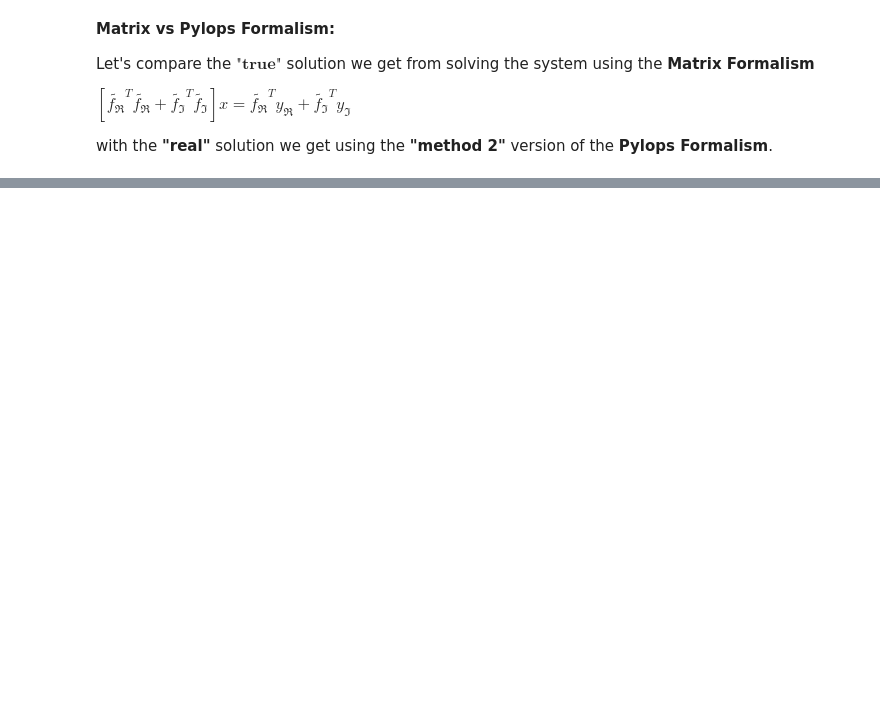
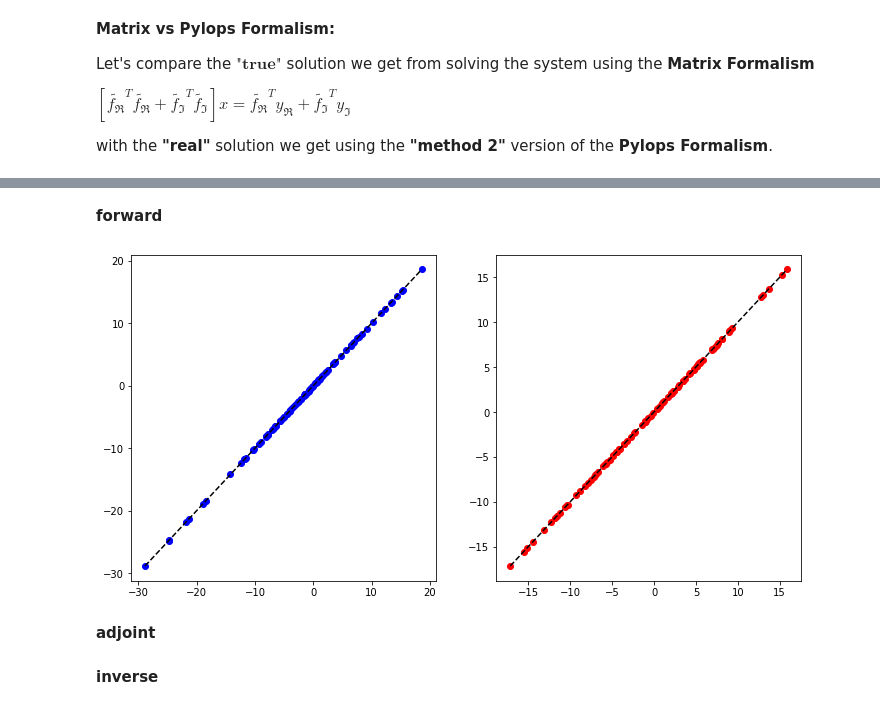
Before and after one commit to Sketos/github_issues, a Jupyter notebook: pylops/#202/main.ipynb, the cells around one changed output, grey strips where cells are left out. Saved outputs shown, nothing was run; the diff lists cells and outputs as text; code cells hidden in the pictures; blank space fills up the shorter version.

```diff
--- a/pylops/#202/main.ipynb
+++ b/pylops/#202/main.ipynb
@@ -759,0 +919,9 @@ plt.show()
+# %%
+def calculate_f_tilde(f, Dop, shape):
+    f_tilde = np.zeros(
+        shape=shape, dtype="complex"
+    )
+    for i in range(f.shape[-1]):
+        f_tilde[:, i] = Dop.forward_lop(x=f[:, i])
+
+    return f_tilde
@@ -759,0 +946,8 @@ plt.show()
+# %%
+f = random_sparse_matrix(
+    n_p=n_p, n_s=n_s
+)
+# %%
+Dop = D_Op(
+    uv=uv, shape_2d=shape_2d
+)
@@ -759,0 +975,54 @@ plt.show()
+# %% [markdown]
+**forward**
+# %%
+x = np.random.normal(0.0, 1.0, size=(n_s, ))
+
+# ------------------ #
+# Matrix Formalism
+# ------------------ #
+y_MF = f_tilde @ x
+
+# ------------------ #
+# Pylops Formalism
+# ------------------ #
+y_PF = Op @ x
+
+# ------------------ #
+# Visualization
+# ------------------ #
+figure, axes = plt.subplots(
+    nrows=1, ncols=2, figsize=(12, 6)
+)
+axes[0].plot(
+    y_MF.real, y_PF.real, linestyle="None", marker="o", color="b"
+)
+axes[1].plot(
+    y_MF.imag, y_PF.imag, linestyle="None", marker="o", color="r"
+)
+
+x_min_real = np.min([np.min(y_MF.real), np.min(y_PF.real)])
+x_max_real = np.max([np.max(y_MF.real), np.max(y_PF.real)])
+
+x_min_imag = np.min([np.min(y_MF.imag), np.min(y_PF.imag)])
+x_max_imag = np.max([np.max(y_MF.imag), np.max(y_PF.imag)])
+
+axes[0].plot(
+    np.linspace(x_min_real, x_max_real, 10),
+    np.linspace(x_min_real, x_max_real, 10),
+    linestyle="--",
+    color="black"
+)
+axes[1].plot(
+    np.linspace(x_min_imag, x_max_imag, 10),
+    np.linspace(x_min_imag, x_max_imag, 10),
+    linestyle="--",
+    color="black"
+)
+
+plt.show()
+# %% [output]
+[figure, added]
+# %% [markdown]
+**adjoint**
+# %% [markdown]
+**inverse**
```
Also changed, not shown: parts of 27 cells of this notebook, 2 other files.
